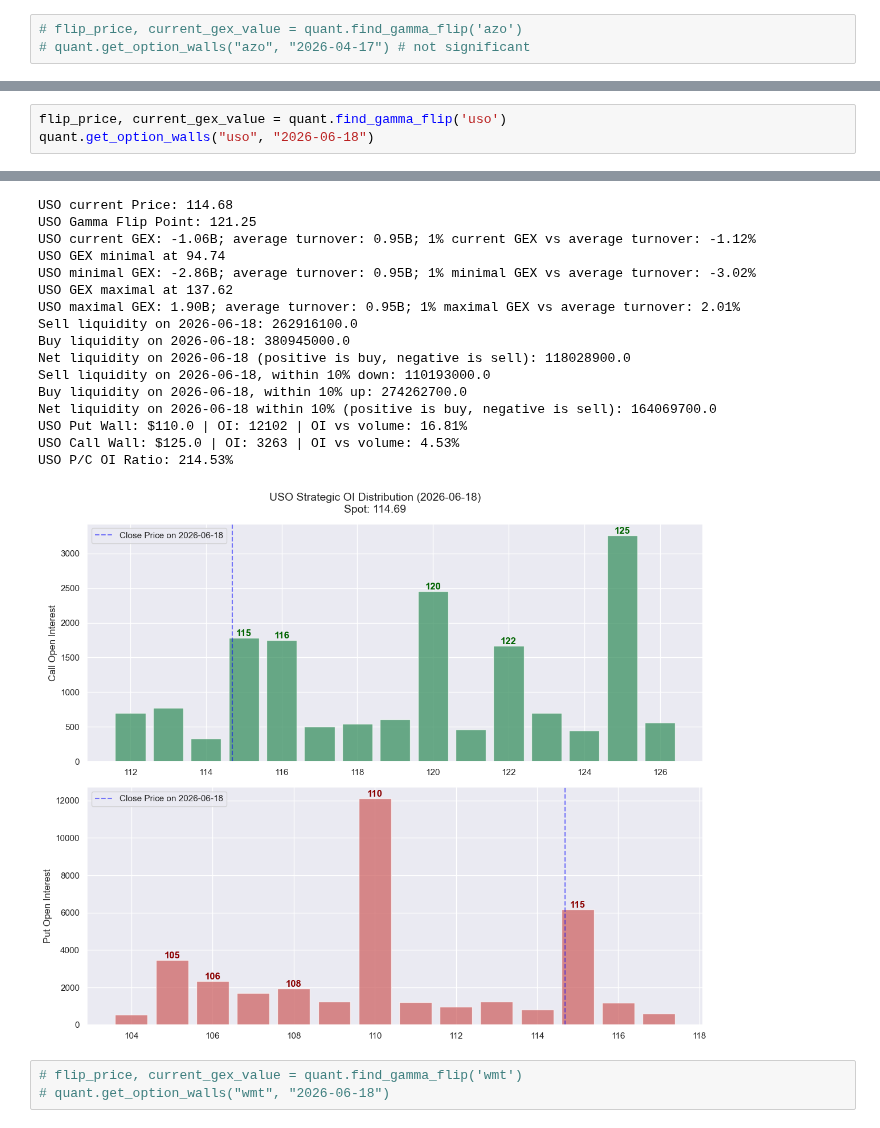
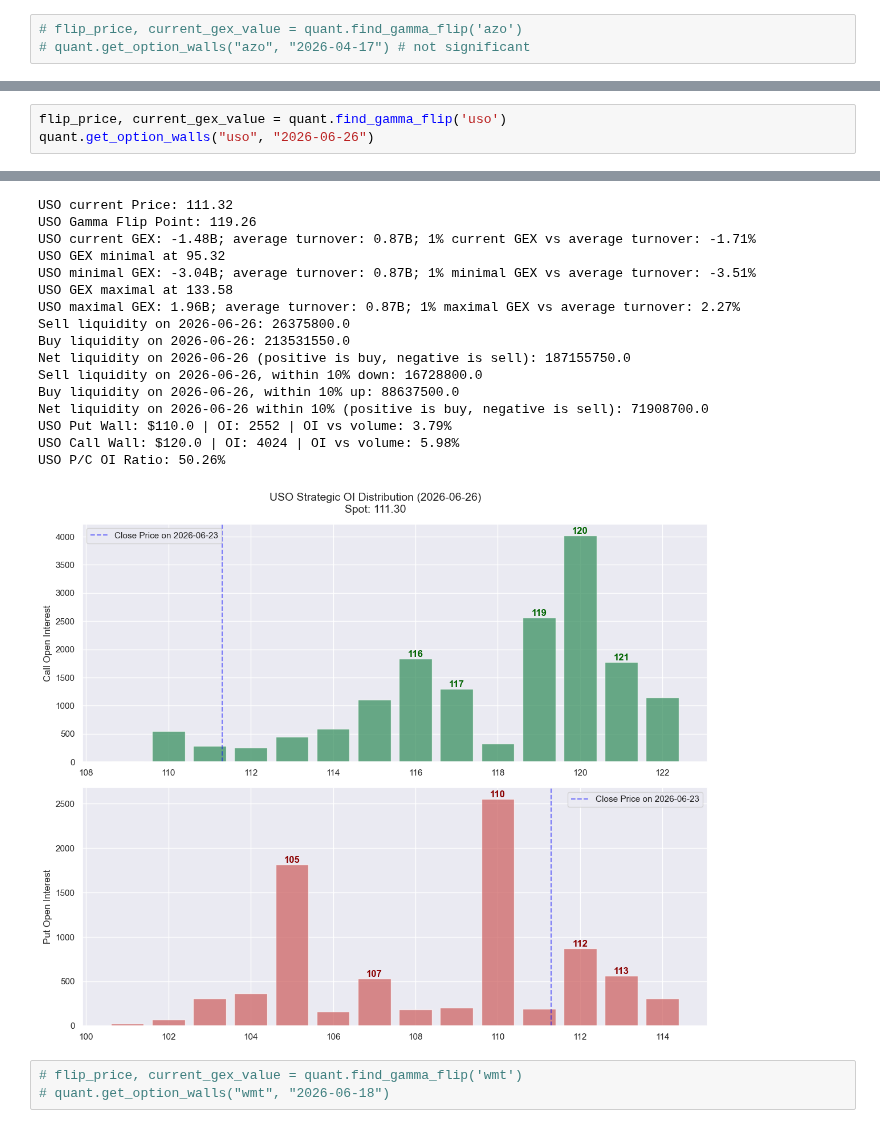
Before and after one commit to Yuchen-Peng/trading_strategy, a Jupyter notebook: notebooks/Quantitative_model.ipynb, the cells around one changed output, grey strips where cells are left out. Drawn from its saved outputs; the diff is of its cells as text.

```diff
--- a/notebooks/Quantitative_model.ipynb
+++ b/notebooks/Quantitative_model.ipynb
@@ -335,4 +357,4 @@ XLE P/C OI Ratio: 181.43%
 # %%
 flip_price, current_gex_value = quant.find_gamma_flip('uso')
-quant.get_option_walls("uso", "2026-06-18")
+quant.get_option_walls("uso", "2026-06-26")
 # %% [output]
@@ -340,20 +362,20 @@ quant.get_option_walls("uso", "2026-06-18")
-USO current Price: 114.68
-USO Gamma Flip Point: 121.25
-USO current GEX: -1.06B; average turnover: 0.95B; 1% current GEX vs average turnover: -1.12%
-USO GEX minimal at 94.74
-USO minimal GEX: -2.86B; average turnover: 0.95B; 1% minimal GEX vs average turnover: -3.02%
-USO GEX maximal at 137.62
-USO maximal GEX: 1.90B; average turnover: 0.95B; 1% maximal GEX vs average turnover: 2.01%
-Sell liquidity on 2026-06-18: 262916100.0
-Buy liquidity on 2026-06-18: 380945000.0
-Net liquidity on 2026-06-18 (positive is buy, negative is sell): 118028900.0
-Sell liquidity on 2026-06-18, within 10% down: 110193000.0
-Buy liquidity on 2026-06-18, within 10% up: 274262700.0
-Net liquidity on 2026-06-18 within 10% (positive is buy, negative is sell): 164069700.0
-USO Put Wall: $110.0 | OI: 12102 | OI vs volume: 16.81%
-USO Call Wall: $125.0 | OI: 3263 | OI vs volume: 4.53%
-USO P/C OI Ratio: 214.53%
+USO current Price: 111.32
+USO Gamma Flip Point: 119.26
+USO current GEX: -1.48B; average turnover: 0.87B; 1% current GEX vs average turnover: -1.71%
+USO GEX minimal at 95.32
+USO minimal GEX: -3.04B; average turnover: 0.87B; 1% minimal GEX vs average turnover: -3.51%
+USO GEX maximal at 133.58
+USO maximal GEX: 1.96B; average turnover: 0.87B; 1% maximal GEX vs average turnover: 2.27%
+Sell liquidity on 2026-06-26: 26375800.0
+Buy liquidity on 2026-06-26: 213531550.0
+Net liquidity on 2026-06-26 (positive is buy, negative is sell): 187155750.0
+Sell liquidity on 2026-06-26, within 10% down: 16728800.0
+Buy liquidity on 2026-06-26, within 10% up: 88637500.0
+Net liquidity on 2026-06-26 within 10% (positive is buy, negative is sell): 71908700.0
+USO Put Wall: $110.0 | OI: 2552 | OI vs volume: 3.79%
+USO Call Wall: $120.0 | OI: 4024 | OI vs volume: 5.98%
+USO P/C OI Ratio: 50.26%
-[figure, old version]
+[figure, new version]
 # %%
 # flip_price, current_gex_value = quant.find_gamma_flip('wmt')
 # quant.get_option_walls("wmt", "2026-06-18")
```
Also changed, not shown: parts of 10 cells of this notebook.
